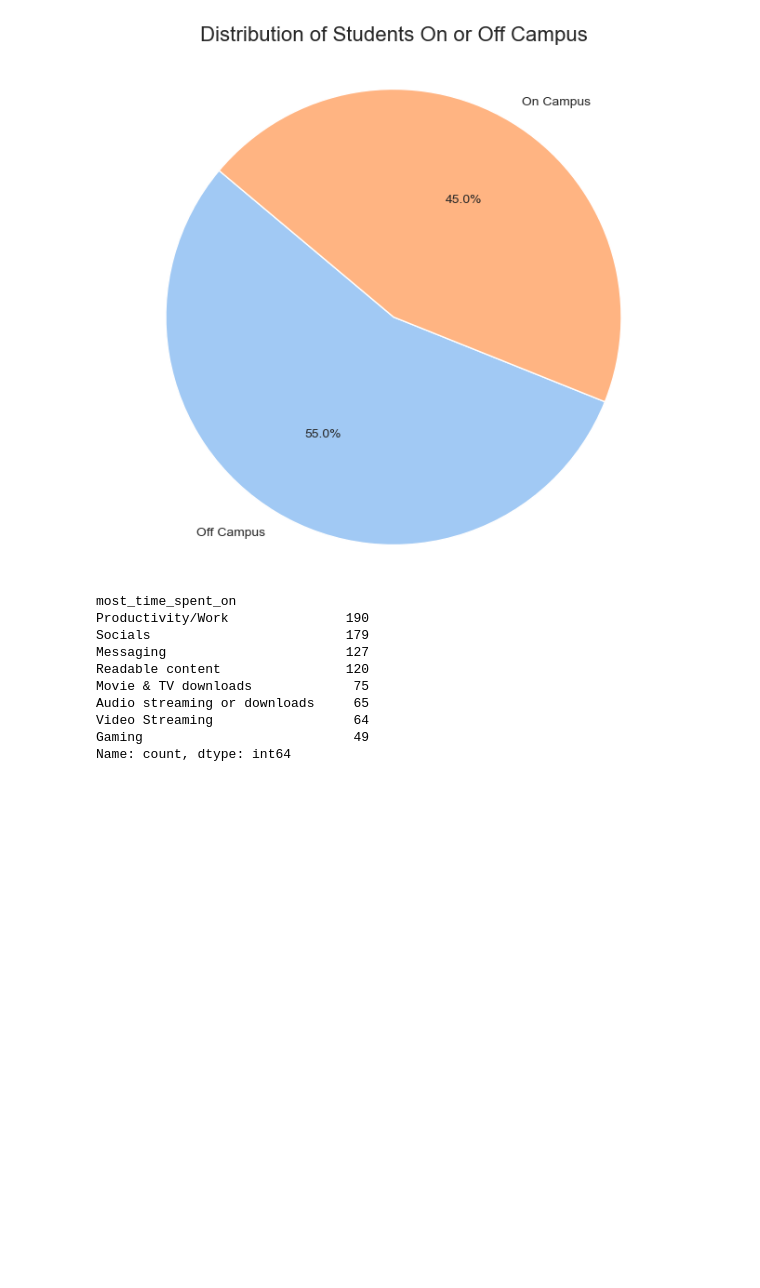
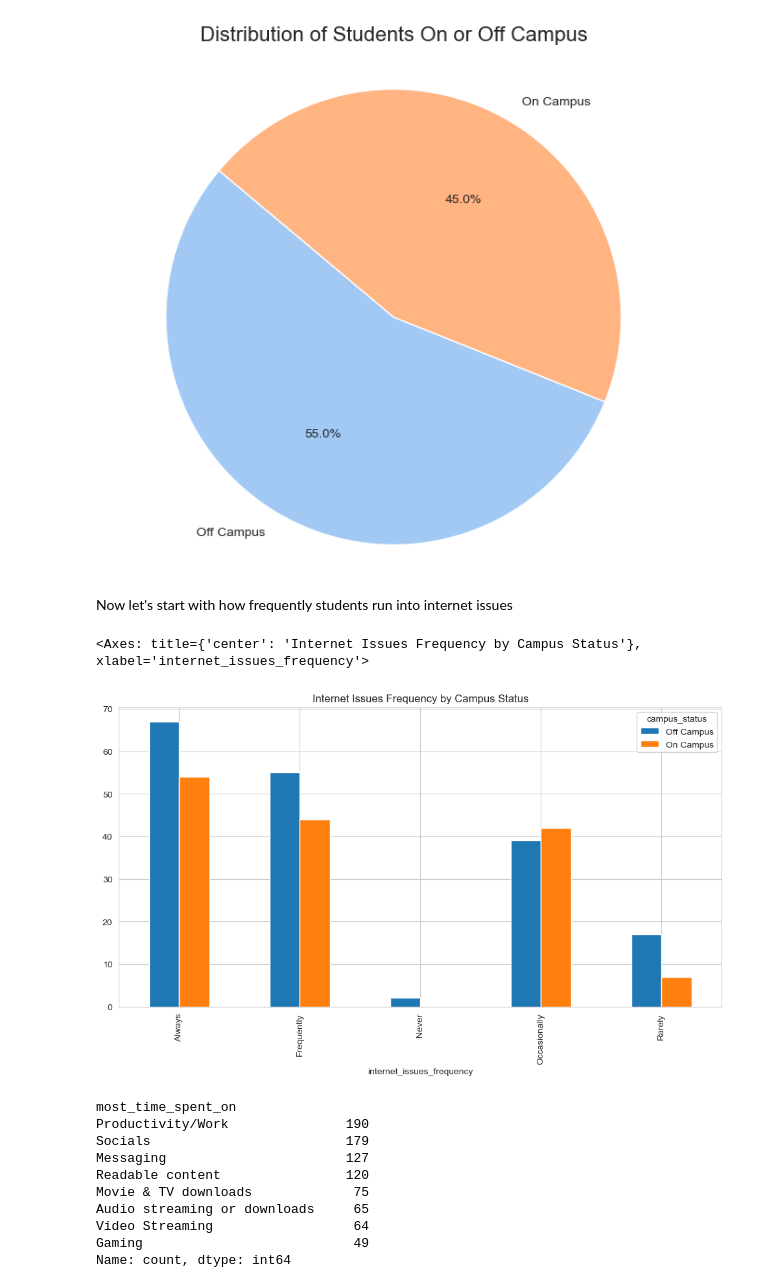
Before and after one commit to kingksjo/internet-survey, a Jupyter notebook: internet-survey.ipynb, the cells around one changed output. Drawn from its saved outputs; the diff is of its cells as text; code cells hidden in the pictures; blank space fills up the shorter version.

Commit message:
Visualized frequency of internet issues by location

```diff
--- a/internet-survey.ipynb
+++ b/internet-survey.ipynb
@@ -303,6 +303,15 @@ plt.axis('equal')  # Equal aspect ratio ensures that pie is drawn as a circle.
 plt.show()
 # %% [output]
 [figure]
+# %% [markdown]
+Now let's start with how frequently students run into internet issues
+# %%
+campus_satisfaction_grouping = data[["campus_status", "internet_issues_frequency"]].groupby("internet_issues_frequency").value_counts()
+campus_satisfaction_grouping = campus_satisfaction_grouping.unstack().fillna(0.0)
+campus_satisfaction_grouping.plot(kind="bar", figsize=(12, 6), title="Internet Issues Frequency by Campus Status")
+# %% [output]
+<Axes: title={'center': 'Internet Issues Frequency by Campus Status'}, xlabel='internet_issues_frequency'>
+[figure, added]
 # %%
 # Getting the individual values in the "most_time_spent_on" column
 exploded_most_time_spent_on = data["most_time_spent_on"].str.split(', ').explode()
```
